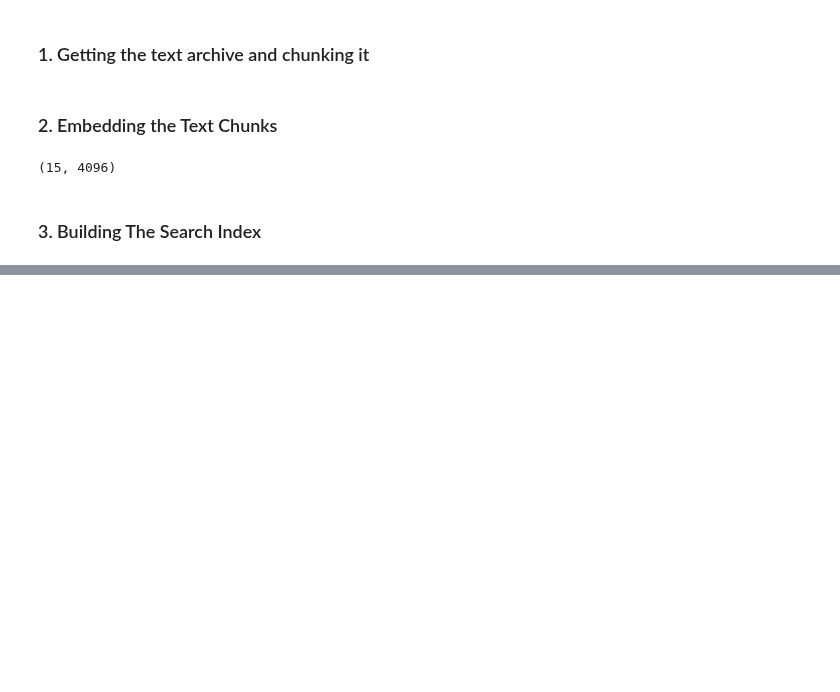
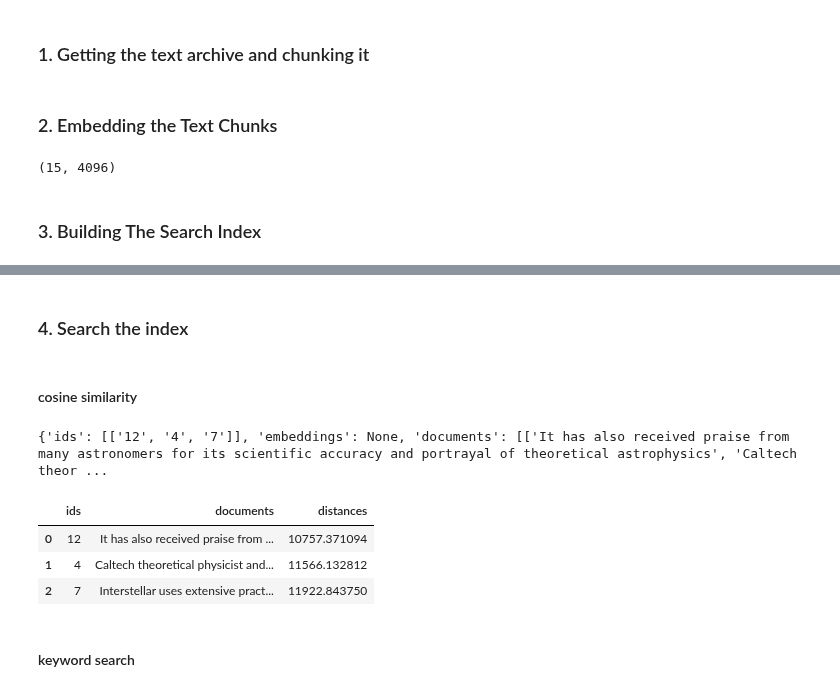
Before and after one commit to singhvis29/Hands_On_LLM_WR, a Jupyter notebook: Ch8_Semantic_Search_and_RAG.ipynb, the cells around one changed output, grey strips where cells are left out. Drawn from its saved outputs; the diff is of its cells as text; code cells hidden in the pictures; blank space fills up the shorter version.

Commit message:
ch8 - semantic search using chroma db and keyword search

```diff
--- a/Ch8_Semantic_Search_and_RAG.ipynb
+++ b/Ch8_Semantic_Search_and_RAG.ipynb
@@ -127,0 +133,3 @@ ValueError: input not a numpy array
+# %%
+import chromadb
+chroma_client = chromadb.Client()
@@ -127,0 +138,40 @@ ValueError: input not a numpy array
+# %%
+import chromadb.utils.embedding_functions as embedding_functions
+from datetime import datetime
+
+cohere_ef  = embedding_functions.CohereEmbeddingFunction(api_key=api_key,  model_name="large")
+# cohere_ef(input=["document1","document2"])
+
+collection = chroma_client.create_collection(
+    name="interstellar",
+    embedding_function=cohere_ef,  # Pass the wrapper function
+    metadata={
+        "description": "interstellar wiki chroma collection",
+        "created": str(datetime.now())
+    }
+)
+# %%
+collection.add(
+    documents=texts,
+    # embeddings=embeds.tolist(),
+    ids=[str(i) for i in range(len(texts))]
+)
+# %% [markdown]
+### 4. Search the index
+# %% [markdown]
+#### cosine similarity
+# %%
+results = collection.query(
+    query_texts=["how precise was the science"], # Chroma will embed this for you
+    n_results=3 # how many results to return
+)
+print(results)
+# %% [output]
+{'ids': [['12', '4', '7']], 'embeddings': None, 'documents': [['It has also received praise from many astronomers for its scientific accuracy and portrayal of theoretical astrophysics', 'Caltech theor ...
+# %%
+pd.DataFrame({'ids': list(results['ids'][0]), 'documents': list(results['documents'][0]), 'distances': list(results['distances'][0])})
+# %% [output]
+|  | ids | documents | distances |
+| 0 | 12 | It has also received praise from ... | 10757.371094 |
+| 1 | 4 | Caltech theoretical physicist and... | 11566.132812 |
+| 2 | 7 | Interstellar uses extensive pract... | 11922.843750 |
@@ -127,0 +185,2 @@ ValueError: input not a numpy array
+# %% [markdown]
+#### keyword search
```
Also changed, not shown: parts of 11 cells of this notebook.
